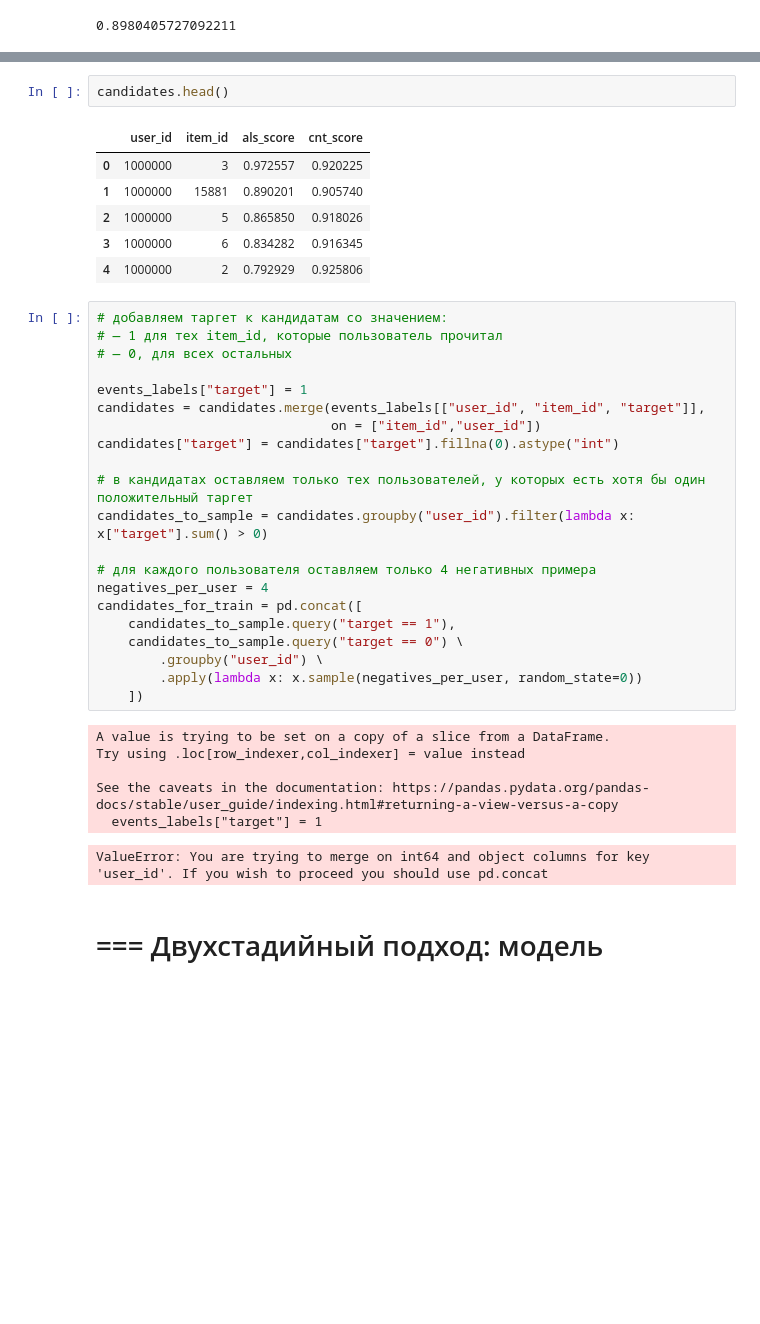
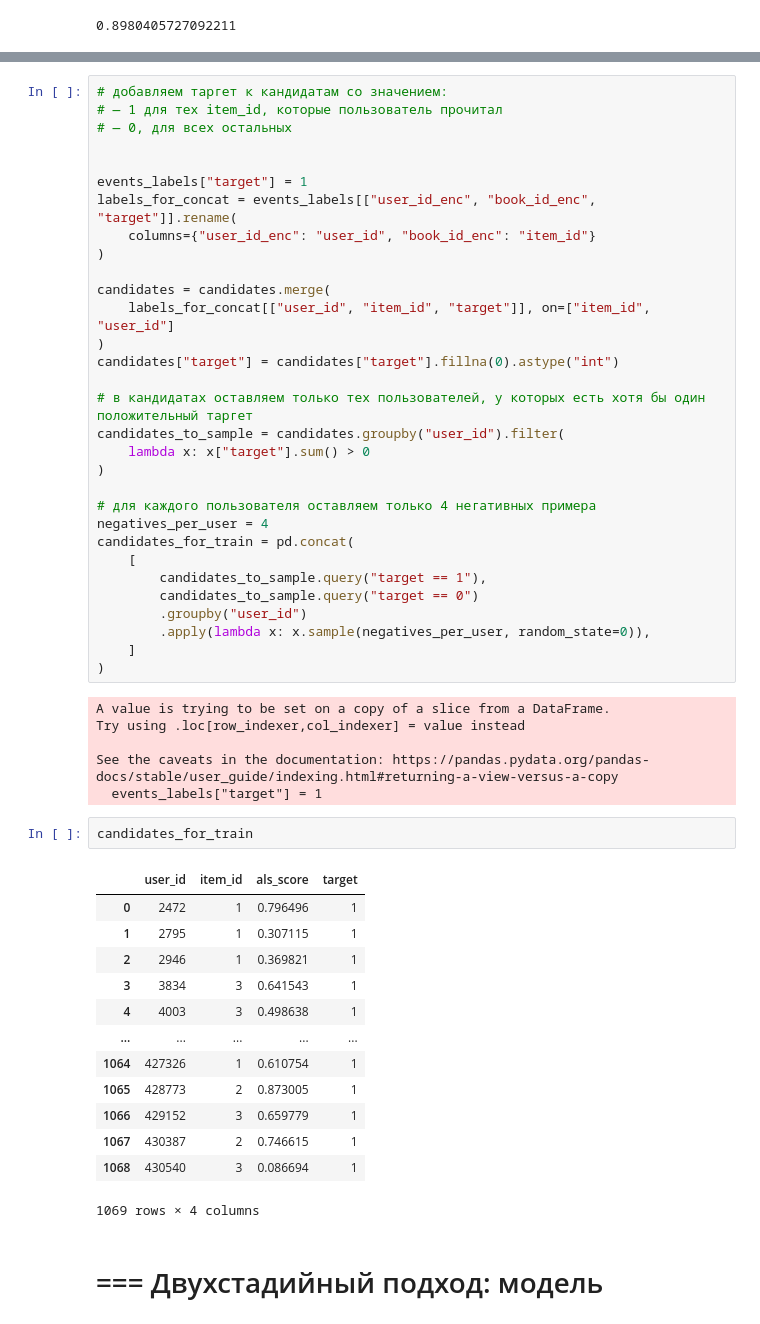
Before and after one commit to Yoshigonnawin/mle-recsys-start, a Jupyter notebook: main_offline.ipynb, the cells around one changed output, grey strips where cells are left out. Cells and saved outputs as stored; diff of their text form; blank space fills up the shorter version.

```diff
--- a/main_offline.ipynb
+++ b/main_offline.ipynb
@@ -439,39 +463,55 @@ Index(['user_id', 'item_id', 'started_at', 'read_at', 'is_read', 'rating',
-# %%
-candidates.head()
-# %% [output]
-|  | user_id | item_id | als_score | cnt_score |
-| 0 | 1000000 | 3 | 0.972557 | 0.920225 |
-| 1 | 1000000 | 15881 | 0.890201 | 0.905740 |
-| 2 | 1000000 | 5 | 0.865850 | 0.918026 |
-| 3 | 1000000 | 6 | 0.834282 | 0.916345 |
-| 4 | 1000000 | 2 | 0.792929 | 0.925806 |
 # %%
 # добавляем таргет к кандидатам со значением:
 # — 1 для тех item_id, которые пользователь прочитал
 # — 0, для всех остальных
 
+
 events_labels["target"] = 1
-candidates = candidates.merge(events_labels[["user_id", "item_id", "target"]],
-                              on = ["item_id","user_id"])
+labels_for_concat = events_labels[["user_id_enc", "book_id_enc", "target"]].rename(
+    columns={"user_id_enc": "user_id", "book_id_enc": "item_id"}
+)
+
+candidates = candidates.merge(
+    labels_for_concat[["user_id", "item_id", "target"]], on=["item_id", "user_id"]
+)
 candidates["target"] = candidates["target"].fillna(0).astype("int")
 
 # в кандидатах оставляем только тех пользователей, у которых есть хотя бы один положительный таргет
-candidates_to_sample = candidates.groupby("user_id").filter(lambda x: x["target"].sum() > 0)
+candidates_to_sample = candidates.groupby("user_id").filter(
+    lambda x: x["target"].sum() > 0
+)
 
 # для каждого пользователя оставляем только 4 негативных примера
 negatives_per_user = 4
-candidates_for_train = pd.concat([
-    candidates_to_sample.query("target == 1"),
-    candidates_to_sample.query("target == 0") \
-        .groupby("user_id") \
-        .apply(lambda x: x.sample(negatives_per_user, random_state=0))
-    ])
+candidates_for_train = pd.concat(
+    [
+        candidates_to_sample.query("target == 1"),
+        candidates_to_sample.query("target == 0")
+        .groupby("user_id")
+        .apply(lambda x: x.sample(negatives_per_user, random_state=0)),
+    ]
+)
 # %% [output]
 A value is trying to be set on a copy of a slice from a DataFrame.
 Try using .loc[row_indexer,col_indexer] = value instead
 
 See the caveats in the documentation: https://pandas.pydata.org/pandas-docs/stable/user_guide/indexing.html#returning-a-view-versus-a-copy
   events_labels["target"] = 1
-ValueError: You are trying to merge on int64 and object columns for key 'user_id'. If you wish to proceed you should use pd.concat
+# %%
+candidates_for_train
+# %% [output]
+|  | user_id | item_id | als_score | target |
+| 0 | 2472 | 1 | 0.796496 | 1 |
+| 1 | 2795 | 1 | 0.307115 | 1 |
+| 2 | 2946 | 1 | 0.369821 | 1 |
+| 3 | 3834 | 3 | 0.641543 | 1 |
+| 4 | 4003 | 3 | 0.498638 | 1 |
+| ... | ... | ... | ... | ... |
+| 1064 | 427326 | 1 | 0.610754 | 1 |
+| 1065 | 428773 | 2 | 0.873005 | 1 |
+| 1066 | 429152 | 3 | 0.659779 | 1 |
+| 1067 | 430387 | 2 | 0.746615 | 1 |
+| 1068 | 430540 | 3 | 0.086694 | 1 |
+1069 rows × 4 columns
 # %% [markdown]
 # === Двухстадийный подход: модель
```
Also changed, not shown: parts of 14 cells of this notebook.
